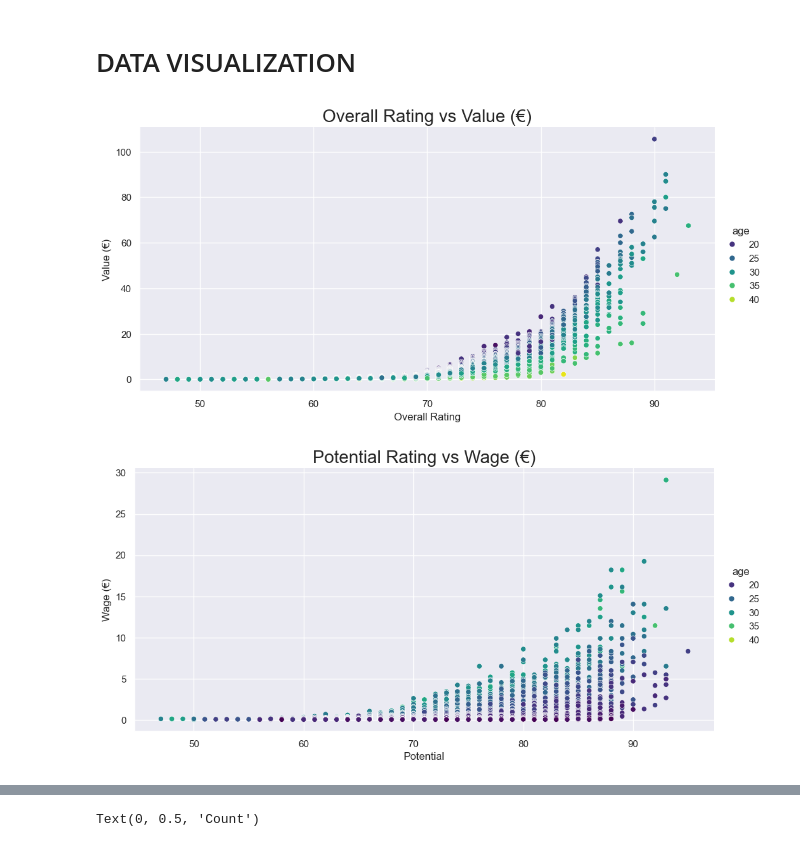
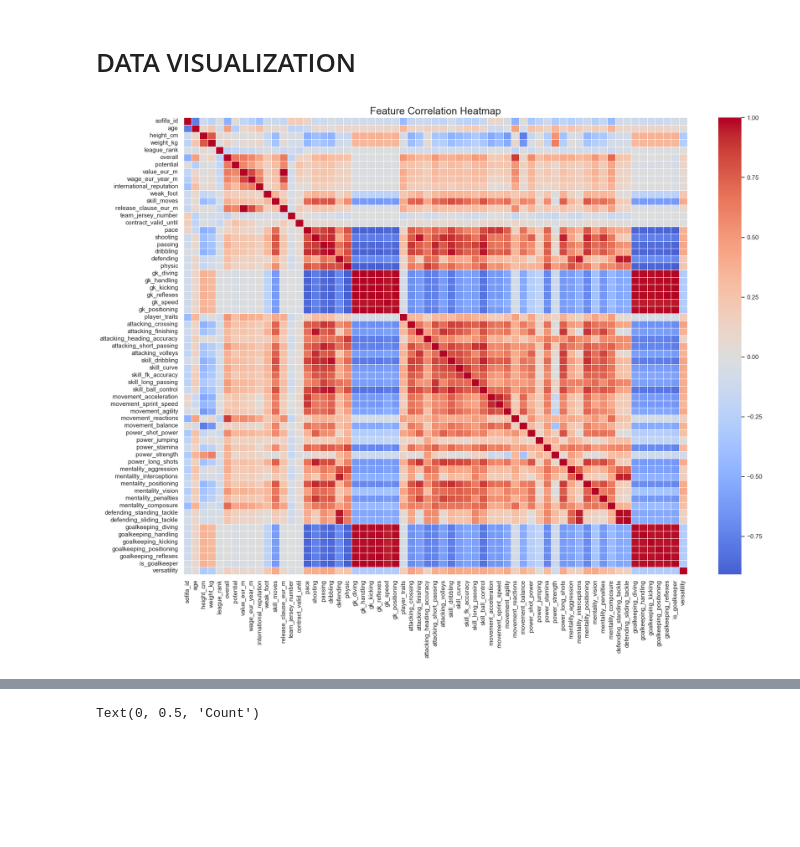
Before and after one commit to CDCSteki/data-science-internship, a Jupyter notebook: notebooks/week1_data_exploration.ipynb, the cells around one changed output, grey strips where cells are left out. Saved outputs shown, nothing was run; the diff lists cells and outputs as text; code cells hidden in the pictures; blank space fills up the shorter version.

```diff
--- a/notebooks/week1_data_exploration.ipynb
+++ b/notebooks/week1_data_exploration.ipynb
@@ -265,19 +272,16 @@ versatility                   0
 dtype: int64
 # %% [markdown]
 # DATA VISUALIZATION
-# %%
-sns.relplot(x='overall',y='value_eur_m',hue='age',palette = 'viridis', sizes=(15, 200),aspect=2,data=df)
-plt.title('Overall Rating vs Value (€)',fontsize = 20)
-plt.xlabel('Overall Rating')
-plt.ylabel('Value (€)')
-plt.show()
-# %% [output]
-[figure, old version]
-# %%
-sns.relplot(x='potential',y='wage_eur_year_m',hue='age',palette = 'viridis', sizes=(15, 200),aspect=2,data=df)
-plt.title('Potential Rating vs Wage (€)',fontsize = 20)
-plt.xlabel('Potential')
-plt.ylabel('Wage (€)')
-plt.show()
-# %% [output]
-[figure, old version]
+# %%
+numerical_df = df.select_dtypes(include=['float64', 'int64'])
+correlation_matrix = numerical_df.corr()
+plt.figure(figsize=(18, 14))
+sns.heatmap(correlation_matrix, annot=False, cmap='coolwarm', center=0, linewidths=0.5)
+
+plt.title('Feature Correlation Heatmap', fontsize=18)
+plt.xticks(rotation=90)
+plt.yticks(rotation=0)
+plt.tight_layout()
+plt.show()
+# %% [output]
+[figure, added]
```
Also changed, not shown: parts of 17 cells of this notebook, 1 other file.
